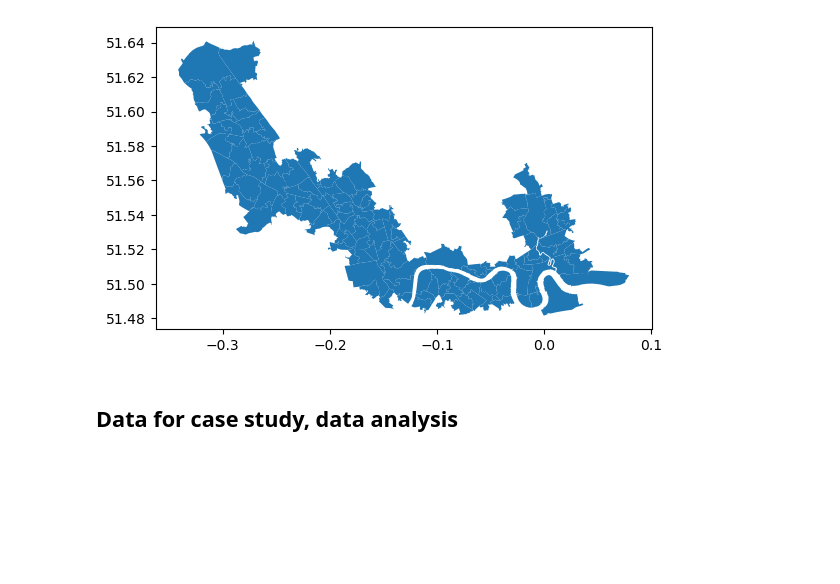
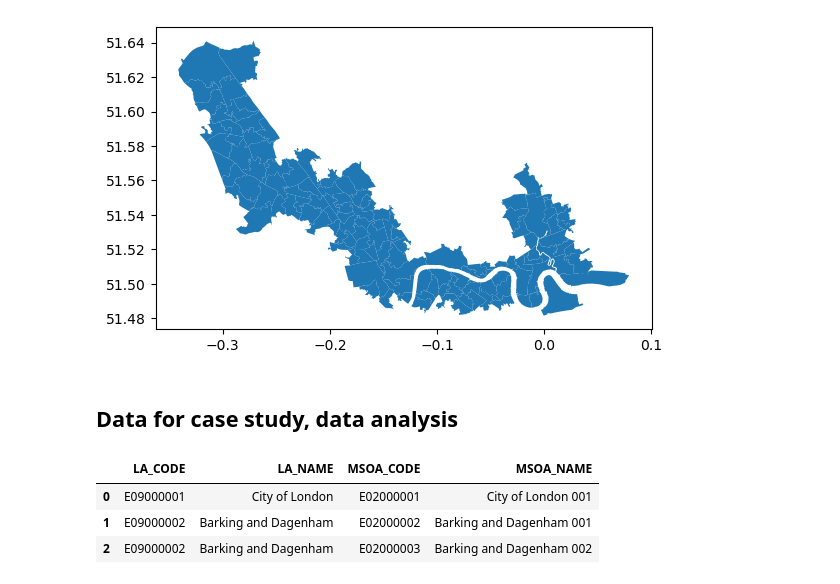
Before and after one commit to X-Fan-Jack/tube-empower-london-regeneration, a Jupyter notebook: data/0_data_factory.ipynb, the cells around one changed output. Cells and saved outputs as stored; diff of their text form; code cells hidden in the pictures; blank space fills up the shorter version.

```diff
--- a/data/0_data_factory.ipynb
+++ b/data/0_data_factory.ipynb
@@ -433,4 +448,20 @@ london_Jubilee_msoa_area_change_data.plot()
 [figure]
 # %% [markdown]
 ## Data for case study, data analysis
+# %%
+# Get lookup table 'msoa_lookup_table'
+csv_lookup = pd.read_csv('./msoa_01_11_lookup.csv')
+
+msoa_lookup_table = csv_lookup[['LAD11CD','LAD11NM','MSOA01CD', 'MSOA01NM']].copy()
+msoa_lookup_table = msoa_lookup_table.rename(columns={'LAD11CD': 'LA_CODE',
+                                                      'LAD11NM': 'LA_NAME',
+                                                      'MSOA01CD': 'MSOA_CODE',
+                                                      'MSOA01NM': 'MSOA_NAME'})
+
+msoa_lookup_table.head(3)
+# %% [output]
+|  | LA_CODE | LA_NAME | MSOA_CODE | MSOA_NAME |
+| 0 | E09000001 | City of London | E02000001 | City of London 001 |
+| 1 | E09000002 | Barking and Dagenham | E02000002 | Barking and Dagenham 001 |
+| 2 | E09000002 | Barking and Dagenham | E02000003 | Barking and Dagenham 002 |
 # %%
```
Also changed, not shown: parts of 12 cells of this notebook, 2 other files.
